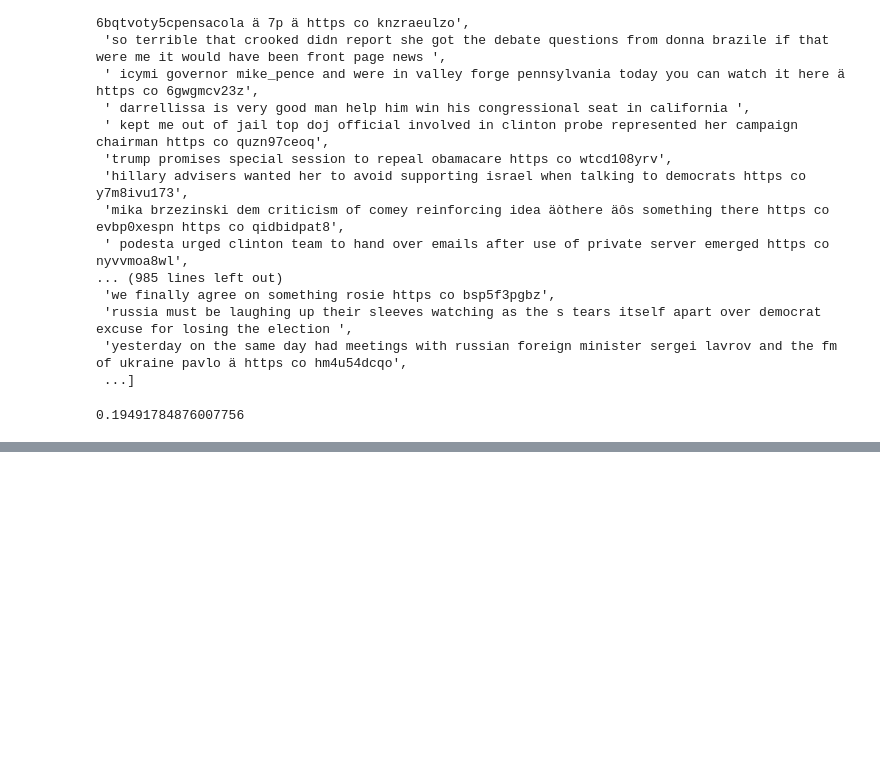
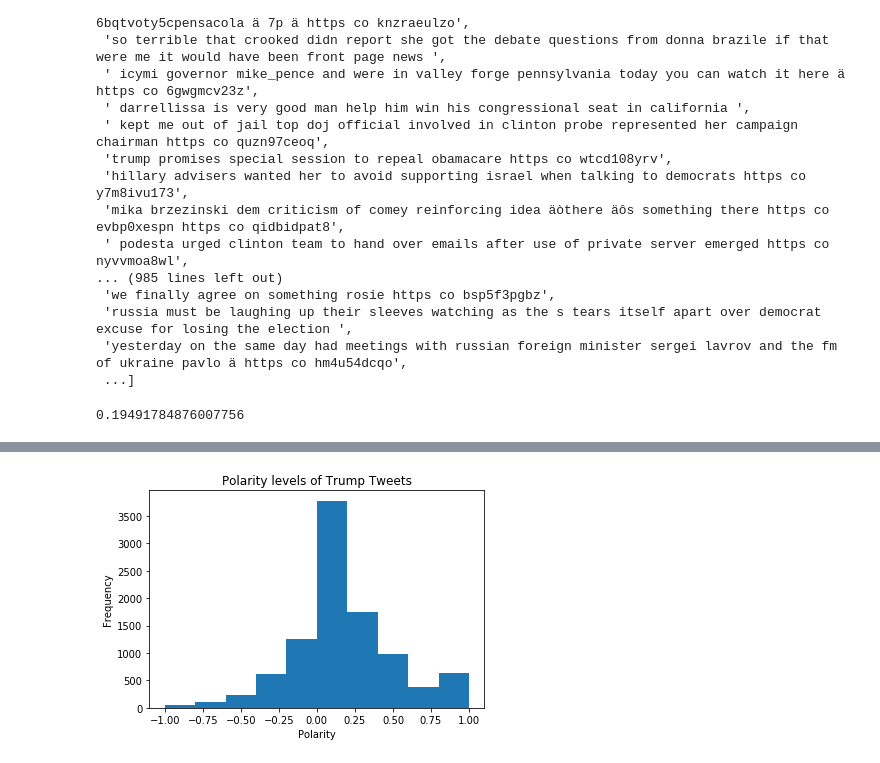
Before and after one commit to blue46jhl/CS109A-Final-Project, a Jupyter notebook: SentimentAnalysis.ipynb, the cells around one changed output, grey strips where cells are left out. Saved outputs shown, nothing was run; the diff lists cells and outputs as text; code cells hidden in the pictures; blank space fills up the shorter version.

```diff
--- a/SentimentAnalysis.ipynb
+++ b/SentimentAnalysis.ipynb
@@ -125 +129,9 @@ Text(0.5, 1.0, 'Log-transformed of Favorite Count')
 [figure]
+# %%
+plt.hist(tweets['polarity'])
+plt.title('Polarity levels of Trump Tweets')
+plt.xlabel('Polarity')
+plt.ylabel('Frequency')
+plt.show()
+# %% [output]
+[figure, added]
```
Also changed, not shown: parts of 8 cells of this notebook.
